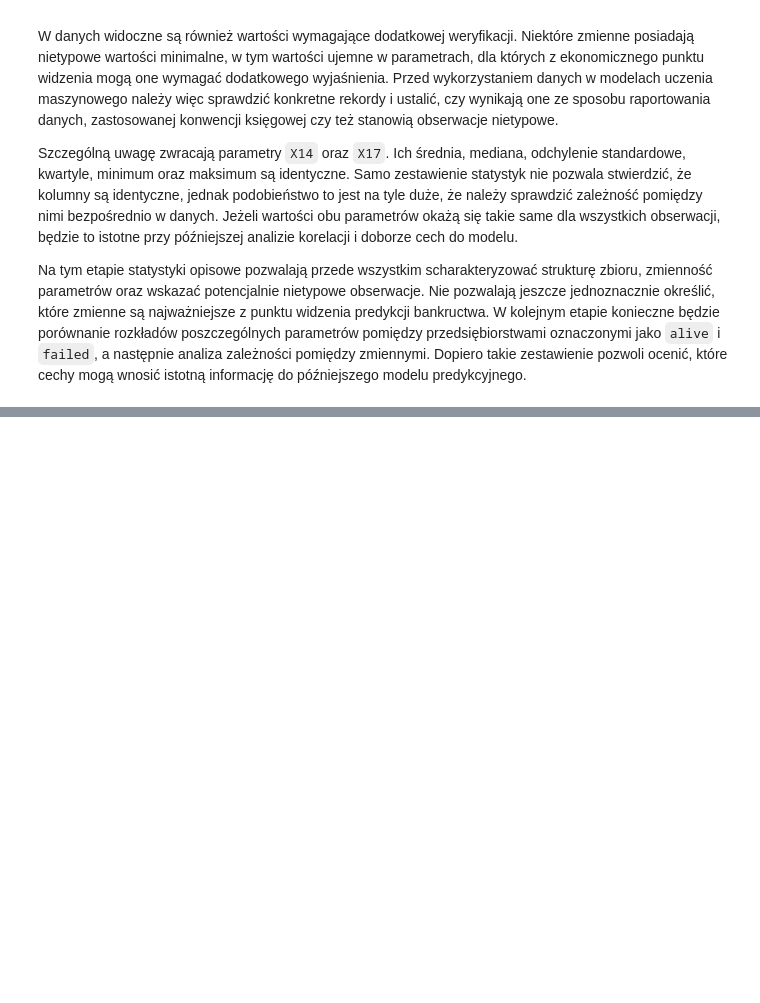
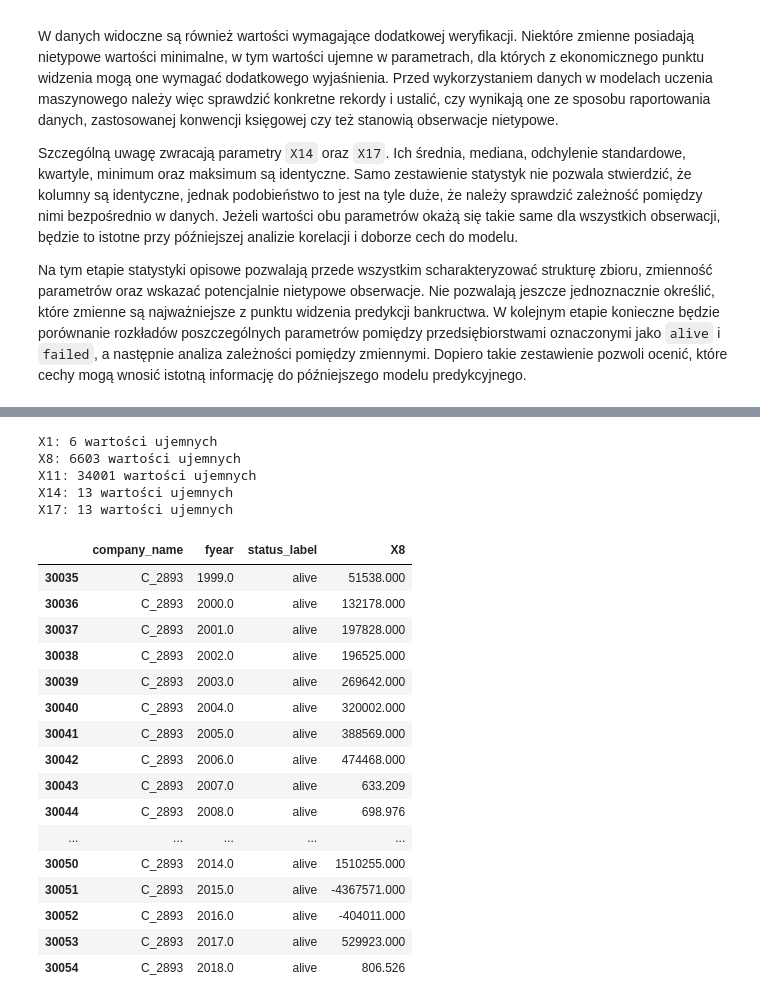
Before and after one commit to marczyz/Projekt_inzynierski-main, a Jupyter notebook: Projekt_inzynierski-main/projekt.ipynb, the cells around one changed output, grey strips where cells are left out. Cells and saved outputs as stored; diff of their text form; code cells hidden in the pictures; blank space fills up the shorter version.

```diff
--- a/Projekt_inzynierski-main/projekt.ipynb
+++ b/Projekt_inzynierski-main/projekt.ipynb
@@ -183,0 +300,40 @@ Na tym etapie statystyki opisowe pozwalają przede wszystkim scharakteryzować s
+# %%
+podejrzane_kolumny = ["X1", "X8", "X11", "X14", "X17"]
+
+for kolumna in podejrzane_kolumny:
+    liczba_ujemnych = (df[kolumna] < 0).sum()
+    print(f"{kolumna}: {liczba_ujemnych} wartości ujemnych")
+# %% [output]
+X1: 6 wartości ujemnych
+X8: 6603 wartości ujemnych
+X11: 34001 wartości ujemnych
+X14: 13 wartości ujemnych
+X17: 13 wartości ujemnych
+# %%
+firma_min_x8 = najmniejszy_x8["company_name"]
+
+historia_firmy = (
+    df[df["company_name"] == firma_min_x8]
+    [["company_name", "fyear", "status_label", "X8"]]
+    .sort_values("fyear")
+)
+
+historia_firmy
+# %% [output]
+|  | company_name | fyear | status_label | X8 |
+| 30035 | C_2893 | 1999.0 | alive | 51538.000 |
+| 30036 | C_2893 | 2000.0 | alive | 132178.000 |
+| 30037 | C_2893 | 2001.0 | alive | 197828.000 |
+| 30038 | C_2893 | 2002.0 | alive | 196525.000 |
+| 30039 | C_2893 | 2003.0 | alive | 269642.000 |
+| 30040 | C_2893 | 2004.0 | alive | 320002.000 |
+| 30041 | C_2893 | 2005.0 | alive | 388569.000 |
+| 30042 | C_2893 | 2006.0 | alive | 474468.000 |
+| 30043 | C_2893 | 2007.0 | alive | 633.209 |
+| 30044 | C_2893 | 2008.0 | alive | 698.976 |
+| ... | ... | ... | ... | ... |
+| 30050 | C_2893 | 2014.0 | alive | 1510255.000 |
+| 30051 | C_2893 | 2015.0 | alive | -4367571.000 |
+| 30052 | C_2893 | 2016.0 | alive | -404011.000 |
+| 30053 | C_2893 | 2017.0 | alive | 529923.000 |
+| 30054 | C_2893 | 2018.0 | alive | 806.526 |
```
Also changed, not shown: parts of 15 cells of this notebook.
